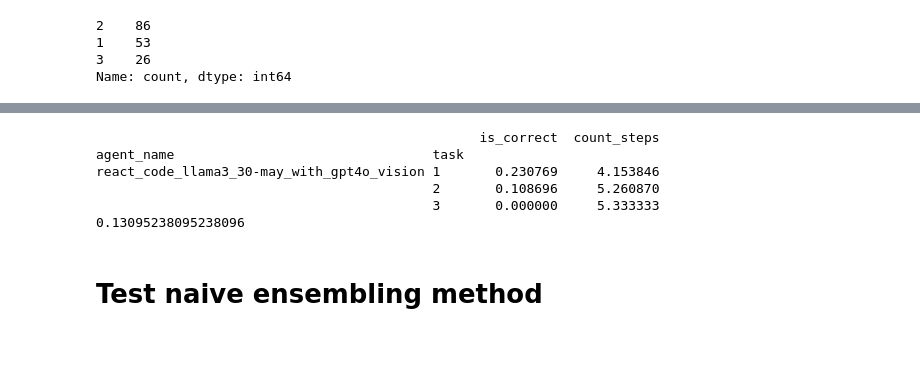
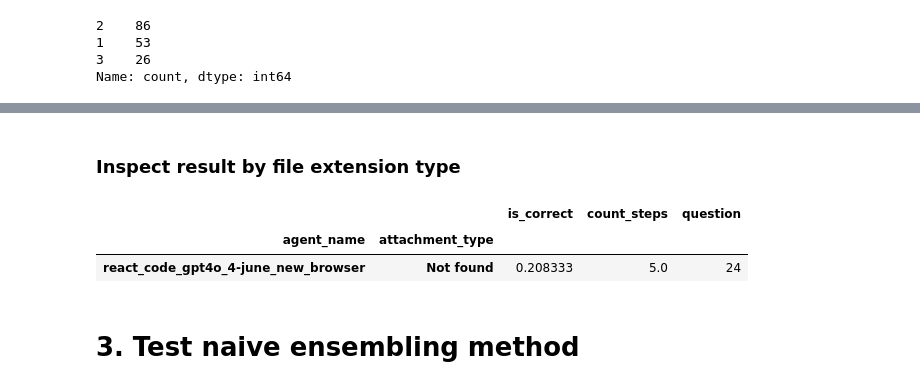
Before and after one commit to aymeric-roucher/agent_reasoning_benchmark, a Jupyter notebook: benchmark_gaia.ipynb, the cells around one changed output, grey strips where cells are left out. Cells and saved outputs as stored; diff of their text form; code cells hidden in the pictures; blank space fills up the shorter version.

```diff
--- a/benchmark_gaia.ipynb
+++ b/benchmark_gaia.ipynb
@@ -187,0 +206,26 @@ Name: count, dtype: int64
+# %%
+import numpy as np
+
+error_types = [
+    "AgentParsingError",
+    "AgentExecutionError",
+    "AgentMaxIterationsError",
+    "AgentGenerationError",
+]
+sel_df[error_types] = 0
+sel_df["Count steps"] = np.nan
+
+
+def count_errors(row):
+    if isinstance(row["intermediate_steps"], list):
+        row["Count steps"] = len(row["intermediate_steps"])
+        for step in row["intermediate_steps"]:
+            if isinstance(step, dict) and "error" in step:
+                try:
+                    row[str(step["error"]["error_type"])] += 1
+                except:
+                    pass
+    return row
+
+
+sel_df = sel_df.apply(count_errors, axis=1)
@@ -229,12 +310,14 @@ fig.update_layout(
     title="<b>" + "</b>",
 )
+# %% [markdown]
+### Inspect result by file extension type
 # %%
-print(sel_df.groupby(["agent_name", "task"])[["is_correct", "count_steps"]].mean())
-print(sel_df["is_correct"].mean())
+display(
+    sel_df.groupby(["agent_name", "attachment_type"])[
+        ["is_correct", "count_steps", "question"]
+    ].agg({"is_correct": "mean", "count_steps": "mean", "question": "count"})
+)
 # %% [output]
-                                                 is_correct  count_steps
-agent_name                                 task
-react_code_llama3_30-may_with_gpt4o_vision 1       0.230769     4.153846
-                                           2       0.108696     5.260870
-                                           3       0.000000     5.333333
-0.13095238095238096
+|  |  | is_correct | count_steps | question |
+| agent_name | attachment_type |  |  |  |
+| react_code_gpt4o_4-june_new_browser | Not found | 0.208333 | 5.0 | 24 |
@@ -241,5 +337,5 @@ react_code_llama3_30-may_with_gpt4o_vision 1       0.230769     4.153846
 # %% [markdown]
-# Test naive ensembling method
+# 3. Test naive ensembling method
 # %%
 first_run_gpt4 = result_df.loc[
     result_df["agent_name"] == "react_code_gpt4o_28-may_full-gaia-validation"
```
Also changed, not shown: parts of 30 cells of this notebook, 16 other files.
